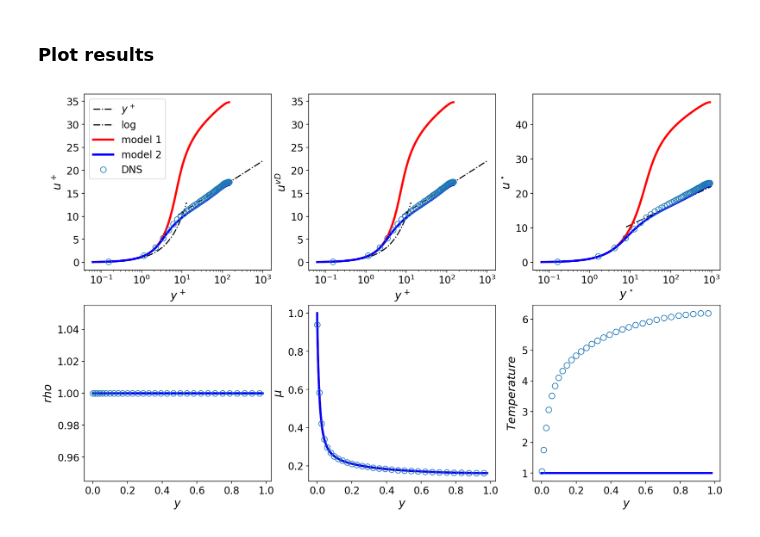
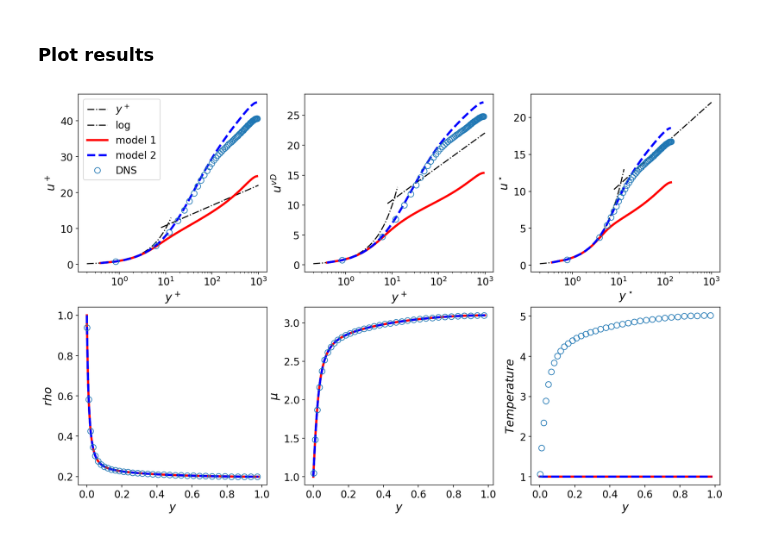
Before and after one commit to Fluid-Dynamics-Of-Energy-Systems-Team/RANS_Channel, a Jupyter notebook: main.ipynb, the cells around one changed output. Cells and saved outputs as stored; diff of their text form; code cells hidden in the pictures.

```diff
--- a/main.ipynb
+++ b/main.ipynb
@@ -58,7 +58,8 @@ def solveRANS(r_DNS,mu_DNS):
     while residual > 1.0e-6 and iterations < 10000:
 
         # Solve temperature:  d/dy[(lam+mut/PrT)dTdy] = -VolQ/ReTau/Pr
-        if solveTemperatureEq == 1:       r, mu, T   = solveTemperature(T,r,mu,mut)
+        if solveTemperatureEq == 1:
+            r, mu, T   = solveTemperature(T,r,mu,mut)
 
         # Solve turbulence model to calculate eddy viscosity
         if   turbulenceModel == "Cess":   mut        = Cess(r,mu,ReTau,mesh,compressibleCorrection)
@@ -760,9 +759,7 @@ DNS_case = ["constProperty.txt", \
             "constReTauStar.txt", \
             "gasLike.txt", \
             "liquidLike.txt"]
-file = "DNS_Data/"+ DNS_case[1]
-
-DNS = np.loadtxt(file,skiprows=88)                   # load dns data
+file = "DNS_Data/"+ DNS_case[2]  # chose case
 
 # get parameters from DNS or set these parameters (they must be defined)
 line = linecache.getline(file, 39)[1:].split()
@@ -773,6 +770,8 @@ expMu  = float(line[3]); print("expMu  = ", expMu)   # temperature exponent for
 expLam = float(line[4]); print("expLam = ", expLam)  # temperature exponent for conductivity
 Qvol   = float(line[5]); print("Qvol   = ", Qvol)    # volmetric heating
 
+# load dns data
+DNS = np.loadtxt(file,skiprows=88)
 
 # interpolate density from DNS on RANS mesh
 r = np.interp(np.minimum(mesh.y, mesh.y[-1]-mesh.y) , DNS[:,0], DNS[:,5])
@@ -865,10 +860,11 @@ def velTransSLS(u,r,mu,ReTau,mesh):
 # %%
 n = mesh.nPoints
 
+# model 1
 ypl1,uvd1 = velTransVD(u1,r1,ReTau,mesh)      # note, u is already u+ due to normalization
 yst1,ust1 = velTransSLS(u1,r1,mu1,ReTau,mesh)
 
-
+# model 2
 ypl2,uvd2 = velTransVD(u2,r2,ReTau,mesh)      # note, u is already u+ due to normalization
 yst2,ust2 = velTransSLS(u2,r2,mu2,ReTau,mesh)
 
@@ -885,41 +881,41 @@ ax.semilogx(np.power(10, ypTurb), upTurb,'k-.')
 
 # model solution
 line1 = ax.semilogx(ypl1[1:n//2],u1[1:n//2], 'r-',linewidth=3)
-line2 = ax.semilogx(ypl2[1:n//2],u2[1:n//2], 'b-',linewidth=3)
+line2 = ax.semilogx(ypl2[1:n//2],u2[1:n//2], 'b--',linewidth=3)
 line3 = ax.plot(DNS[::3,1],DNS[::3,8],'o',fillstyle='none',linewidth=4, markersize=8)
 plt.xlabel('$y^+$', fontsize=16); plt.ylabel('$u^+$', fontsize=16);
 plt.legend(('$y^+$','log','model 1','model 2', 'DNS'))
 
 plt.subplot(2,3, 2)
 plt.semilogx(ypLam,ypLam,'k-.'); plt.semilogx(np.power(10, ypTurb), upTurb,'k-.')
 plt.semilogx(ypl1[1:n//2],uvd1[1:n//2],'r-',linewidth=3)
-plt.semilogx(ypl2[1:n//2],uvd2[1:n//2],'b-',linewidth=3)
+plt.semilogx(ypl2[1:n//2],uvd2[1:n//2],'b--',linewidth=3)
 plt.plot(DNS[::3,1],DNS[::3,10],'o',fillstyle='none',linewidth=4, markersize=8)
 plt.xlabel('$y^+$', fontsize=16); plt.ylabel('$u^{vD}$', fontsize=16);
 
 plt.subplot(2,3, 3)
 plt.semilogx(ypLam,ypLam,'k-.'); plt.semilogx(np.power(10, ypTurb), upTurb,'k-.')
 plt.semilogx(yst1[1:n//2],ust1[1:n//2],'r-',linewidth=3)
-plt.semilogx(yst2[1:n//2],ust2[1:n//2],'b-',linewidth=3)
+plt.semilogx(yst2[1:n//2],ust2[1:n//2],'b--',linewidth=3)
 plt.plot(DNS[::3,2],DNS[::3,11],'o',fillstyle='none',linewidth=4, markersize=8)
 plt.xlabel('$y^\star$', fontsize=16); plt.ylabel('$u^\star$', fontsize=16);
 
 plt.subplot(2,3, 4)
 plt.plot(mesh.y[0:n//2],r1[0:n//2],'r-',linewidth=3)
-plt.plot(mesh.y[0:n//2],r2[0:n//2],'b-',linewidth=3)
+plt.plot(mesh.y[0:n//2],r2[0:n//2],'b--',linewidth=3)
 plt.plot(DNS[::5,0],DNS[::5,5],'o',fillstyle='none',linewidth=4, markersize=8)
-plt.xlabel('$y$', fontsize=16); plt.ylabel('$ rho $', fontsize=16);
+plt.xlabel('$y$', fontsize=16); plt.ylabel('$rho$', fontsize=16);
 
 plt.subplot(2,3, 5)
 plt.plot(mesh.y[0:n//2],mu1[0:n//2]/mu[0],'r-',linewidth=3)
-plt.plot(mesh.y[0:n//2],mu2[0:n//2]/mu2[0],'b-',linewidth=3)
+plt.plot(mesh.y[0:n//2],mu2[0:n//2]/mu2[0],'b--',linewidth=3)
 plt.plot(DNS[::5,0],DNS[::5,6]/mu[0],'o',fillstyle='none',linewidth=4, markersize=8)
 plt.xlabel('$y$', fontsize=16); plt.ylabel('$\mu$', fontsize=16);
 
 plt.subplot(2,3, 6)
 plt.plot(mesh.y[0:n//2],T1[0:n//2],'r-',linewidth=3)
-plt.plot(mesh.y[0:n//2],T2[0:n//2],'b-',linewidth=3)
+plt.plot(mesh.y[0:n//2],T2[0:n//2],'b--',linewidth=3)
 plt.plot(DNS[::5,0],DNS[::5,14],'o',fillstyle='none',linewidth=4, markersize=8)
 plt.xlabel('$y$', fontsize=16); plt.ylabel('$Temperature$', fontsize=16);
 # %% [output]
-[figure, old version]
+[figure, new version]
```
Also changed, not shown: parts of 3 cells of this notebook, 1 other file.
